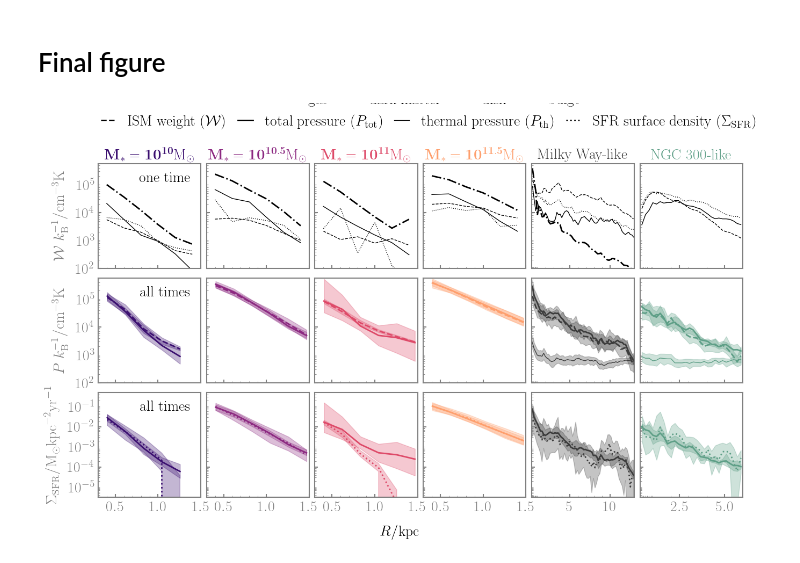
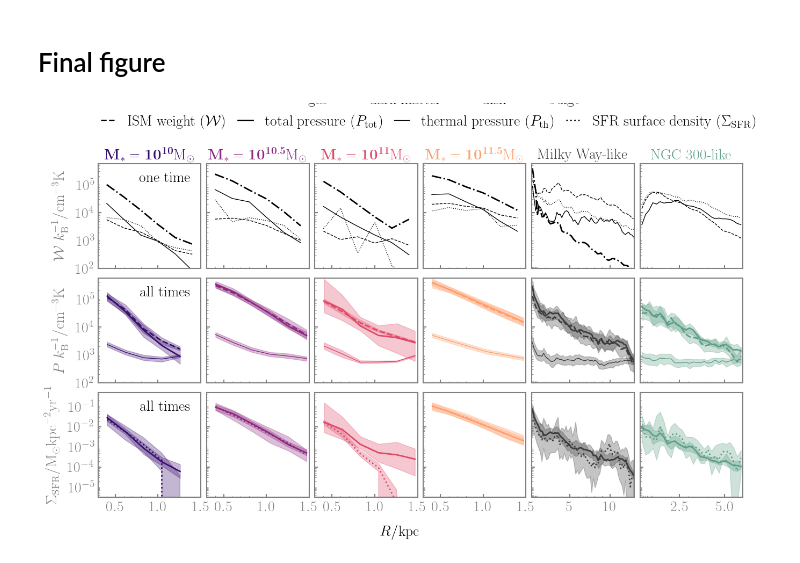
Before and after one commit to sjeffreson/GalactISM-analysis-PRFM, a Jupyter notebook: Pressures-weights-SFRs_fig.ipynb, the cells around one changed output. Saved outputs shown, nothing was run; the diff lists cells and outputs as text; code cells hidden in the pictures.

```diff
--- a/Pressures-weights-SFRs_fig.ipynb
+++ b/Pressures-weights-SFRs_fig.ipynb
@@ -274,8 +274,12 @@ for ax, color, i in zip(axs_mid, colors, range(len(Rbin_centers))):
     ax.plot(Rbin_centers[i]/ah.kpc_to_cm, meddata_PSFRs[i]['Ptot'], color=color, lw=2, ls='dashed')
     ax.fill_between(Rbin_centers[i]/ah.kpc_to_cm, q1data_PSFRs[i]['Ptot'], y2=q4data_PSFRs[i]['Ptot'], alpha=0.3, color=color)
 
-    ax.plot(Rbin_centers[i]/ah.kpc_to_cm, meddata_PSFRs[i]['Ptherm'], color=color, lw=1)
-    ax.fill_between(Rbin_centers[i]/ah.kpc_to_cm, q1data_PSFRs[i]['Ptherm'], y2=q4data_PSFRs[i]['Ptherm'], alpha=0.3, color=color)
+    if i<4:
+        ax.plot(Rbin_centers[i]/ah.kpc_to_cm, meddata_PSFRs[i]['Ptherm']*ah.kB_cgs, color=color, lw=1)
+        ax.fill_between(Rbin_centers[i]/ah.kpc_to_cm, q1data_PSFRs[i]['Ptherm']*ah.kB_cgs, y2=q4data_PSFRs[i]['Ptherm']*ah.kB_cgs, alpha=0.3, color=color)
+    else:
+        ax.plot(Rbin_centers[i]/ah.kpc_to_cm, meddata_PSFRs[i]['Ptherm'], color=color, lw=1)
+        ax.fill_between(Rbin_centers[i]/ah.kpc_to_cm, q1data_PSFRs[i]['Ptherm'], y2=q4data_PSFRs[i]['Ptherm'], alpha=0.3, color=color)
 
 # pressure vs. SFR
 for ax, color, i in zip(axs_bot, colors, range(len(Rbin_centers))):
@@ -305,36 +309,36 @@ for ax, i in zip(axs_top, range(len(Rbin_centers_indiv))):
 # annotations
 axs_top[0].annotate("one time", xy=(0.9, 0.825), xycoords='axes fraction', ha='right')
 axs_mid[0].annotate("all times", xy=(0.9, 0.825), xycoords='axes fraction', ha='right')
 axs_bot[0].annotate("all times", xy=(0.9, 0.825), xycoords='axes fraction', ha='right')
 
 #fig.subplots_adjust(top=10., bottom=0.1, left=0.1, right=0.9)
 
 # legend, data
 legend1 = axs_top[4].legend(
     loc='upper center', bbox_to_anchor=(-1., 1.8), ncol=4, frameon=False, handlelength=1.25, columnspacing=0.75,
 )
 
 custom_lines = [Line2D([0], [0], color='k', ls='dashed', lw=2),
                 Line2D([0], [0], color='k', lw=2),
                 Line2D([0], [0], color='k', lw=1),
                 Line2D([0], [0], color='k', ls='dotted', lw=2)]
 legend2 = axs_top[4].legend(
     custom_lines, [r'ISM weight ($\mathcal{W}$)',
                    r'total pressure ($P_{\rm tot}$)',
                    r'thermal pressure ($P_{\rm th}$)',
                    r'SFR surface density ($\Sigma_{\rm SFR}$)'
                   ],
     loc='upper center', bbox_to_anchor=(-1., 1.6), ncol=4, frameon=False, handlelength=1, columnspacing=0.75,
 )
 axs_top[4].add_artist(legend1)
 #axs_top[4].add_artist(legend2)
 
-# plt.savefig(
-#     '/n/holystore01/LABS/itc_lab/Users/sjeffreson/ETGs/figs/rotcurves.pdf',
-# #    bbox_inches='tight',
-#     format='pdf'
-# )
+plt.savefig(
+    '/n/holystore01/LABS/itc_lab/Users/sjeffreson/ETGs/figs/rotcurves.pdf',
+    #bbox_inches='tight',
+    format='pdf'
+)
 
 plt.show()
 # %% [output]
-[figure, old version]
+[figure, new version]
```
Also changed, not shown: 9 other files.
